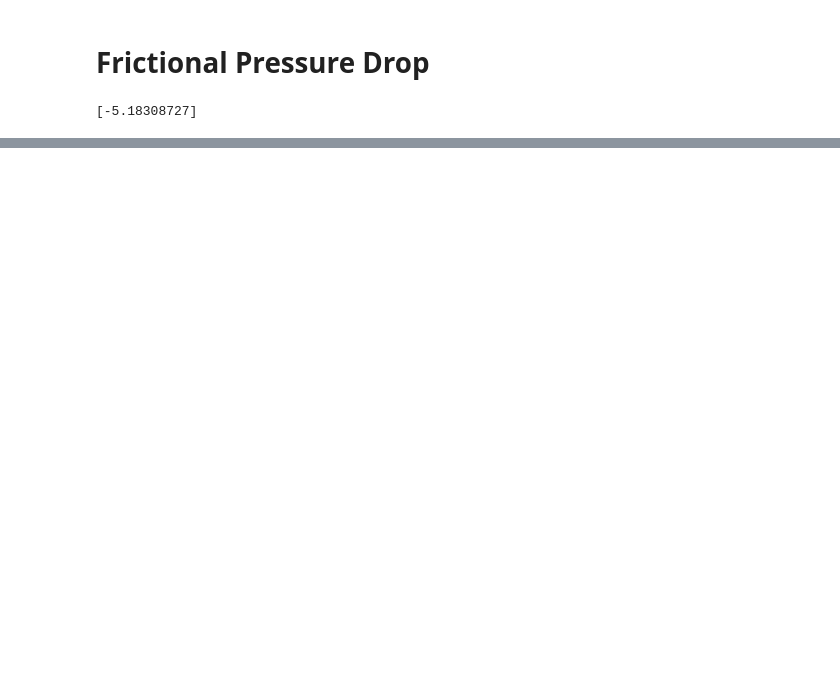
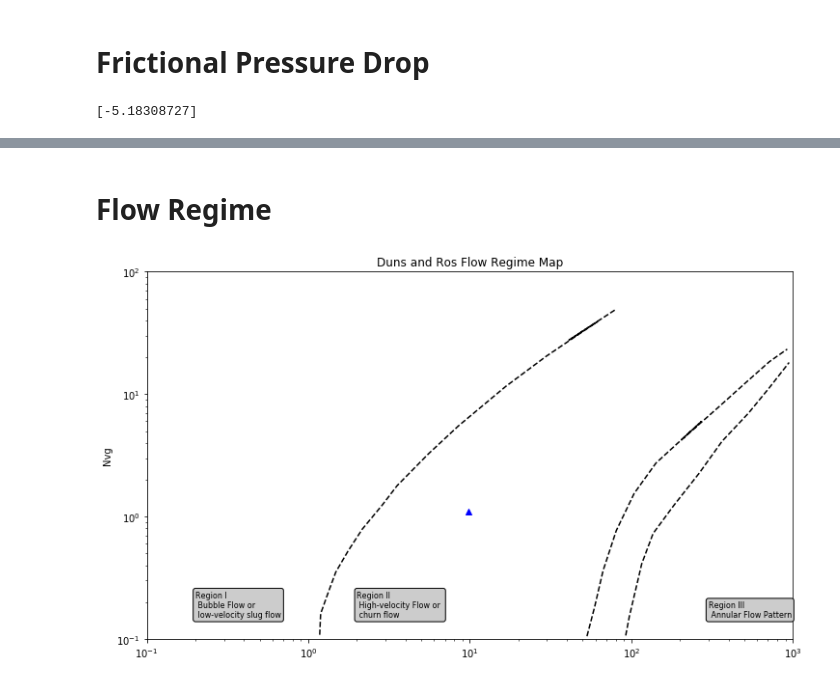
Before and after one commit to scuervo91/reservoirpy, a Jupyter notebook: examples/wellproductivity/5-pressure_drop.ipynb, the cells around one changed output, grey strips where cells are left out. Saved outputs shown, nothing was run; the diff lists cells and outputs as text; code cells hidden in the pictures; blank space fills up the shorter version.

```diff
--- a/examples/wellproductivity/5-pressure_drop.ipynb
+++ b/examples/wellproductivity/5-pressure_drop.ipynb
@@ -144,0 +151,22 @@ pf
+# %% [markdown]
+# Flow Regime
+# %%
+#Flow Regime
+
+ql = 200 # bbl/2
+ge = 1
+qg = 10000 # ft3
+st = 74
+
+fig, ax= plt.subplots(figsize=(12,7))
+pi.flow_regime_plot(
+    ql=ql,
+    qg=qg,
+    d=2.00,
+    sg_liquid = ge,
+    surface_tension=st,
+    ann=True,
+    ax=ax
+    )
+# %% [output]
+[figure, added]
```
Also changed, not shown: parts of 3 cells of this notebook, 3 other files.
